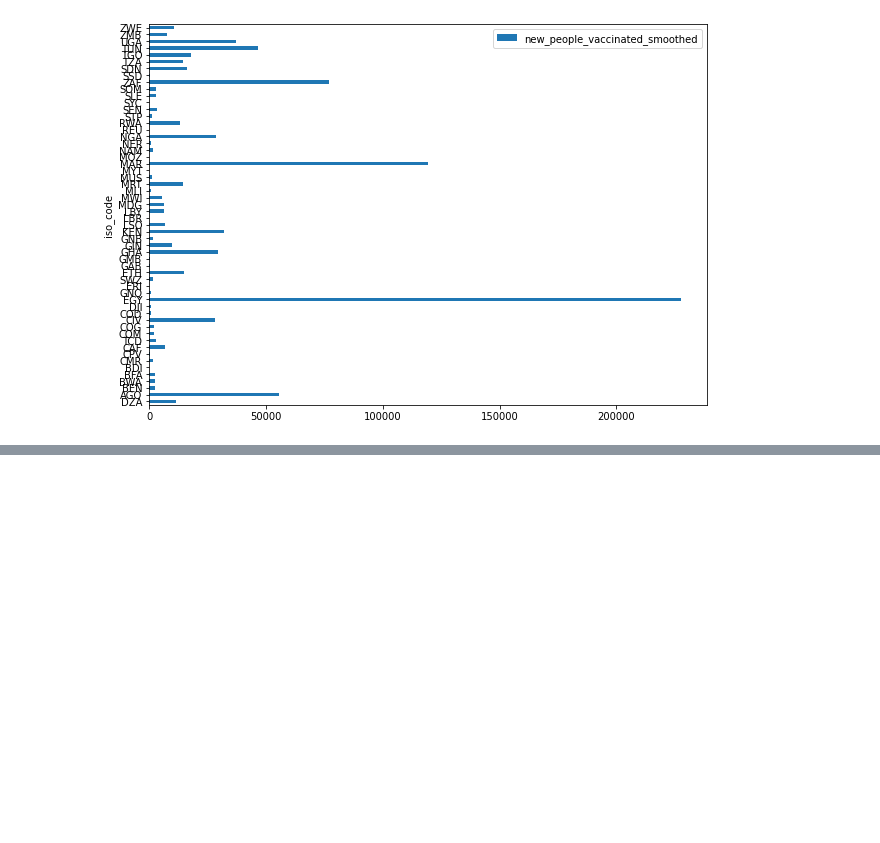
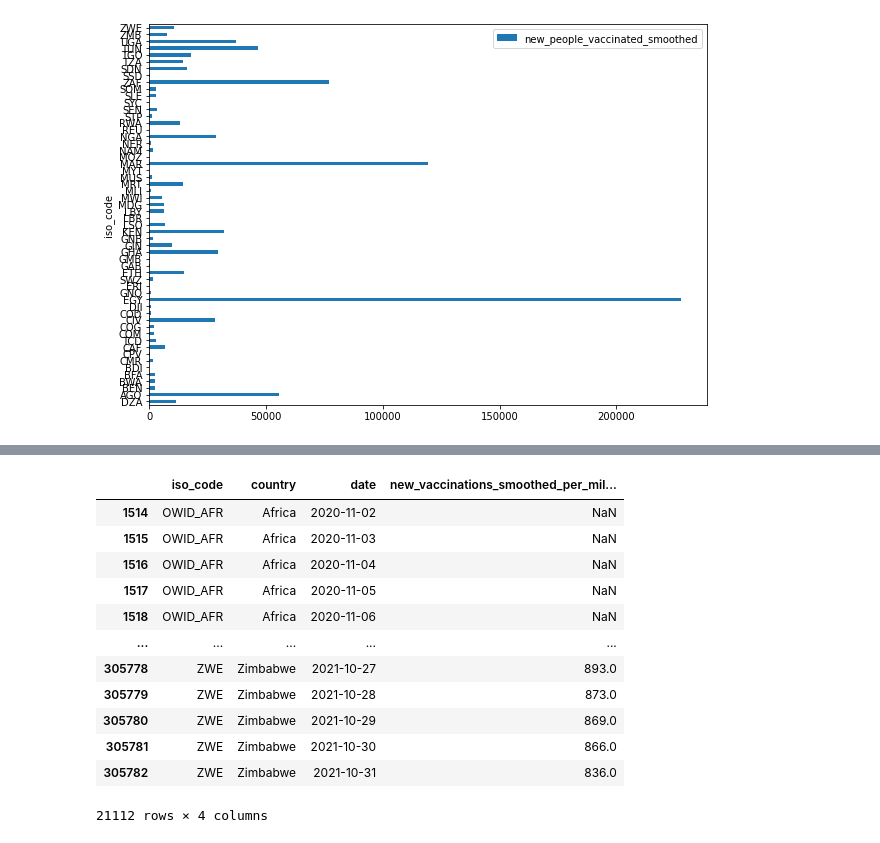
Before and after one commit to f-krause/veda_23_covid_dashboard, a Jupyter notebook: EDA.ipynb, the cells around one changed output, grey strips where cells are left out. Saved outputs shown, nothing was run; the diff lists cells and outputs as text; code cells hidden in the pictures; blank space fills up the shorter version.

```diff
--- a/EDA.ipynb
+++ b/EDA.ipynb
@@ -247,0 +335,19 @@ df[df.date == "2021-10-01"].plot.barh(x="iso_code", y="new_people_vaccinated_smo
+# %%
+# View_br: Line chart new vaccinations
+df_vacc = df[["iso_code", "country", "date", "new_vaccinations_smoothed_per_million"]]
+#df_vacc.to_csv("./data/vacc.csv", index=False)
+df_vacc
+# %% [output]
+|  | iso_code | country | date | new_vaccinations_smoothed_per_mil... |
+| 1514 | OWID_AFR | Africa | 2020-11-02 | NaN |
+| 1515 | OWID_AFR | Africa | 2020-11-03 | NaN |
+| 1516 | OWID_AFR | Africa | 2020-11-04 | NaN |
+| 1517 | OWID_AFR | Africa | 2020-11-05 | NaN |
+| 1518 | OWID_AFR | Africa | 2020-11-06 | NaN |
+| ... | ... | ... | ... | ... |
+| 305778 | ZWE | Zimbabwe | 2021-10-27 | 893.0 |
+| 305779 | ZWE | Zimbabwe | 2021-10-28 | 873.0 |
+| 305780 | ZWE | Zimbabwe | 2021-10-29 | 869.0 |
+| 305781 | ZWE | Zimbabwe | 2021-10-30 | 866.0 |
+| 305782 | ZWE | Zimbabwe | 2021-10-31 | 836.0 |
+21112 rows × 4 columns
```
Also changed, not shown: parts of 10 cells of this notebook.
